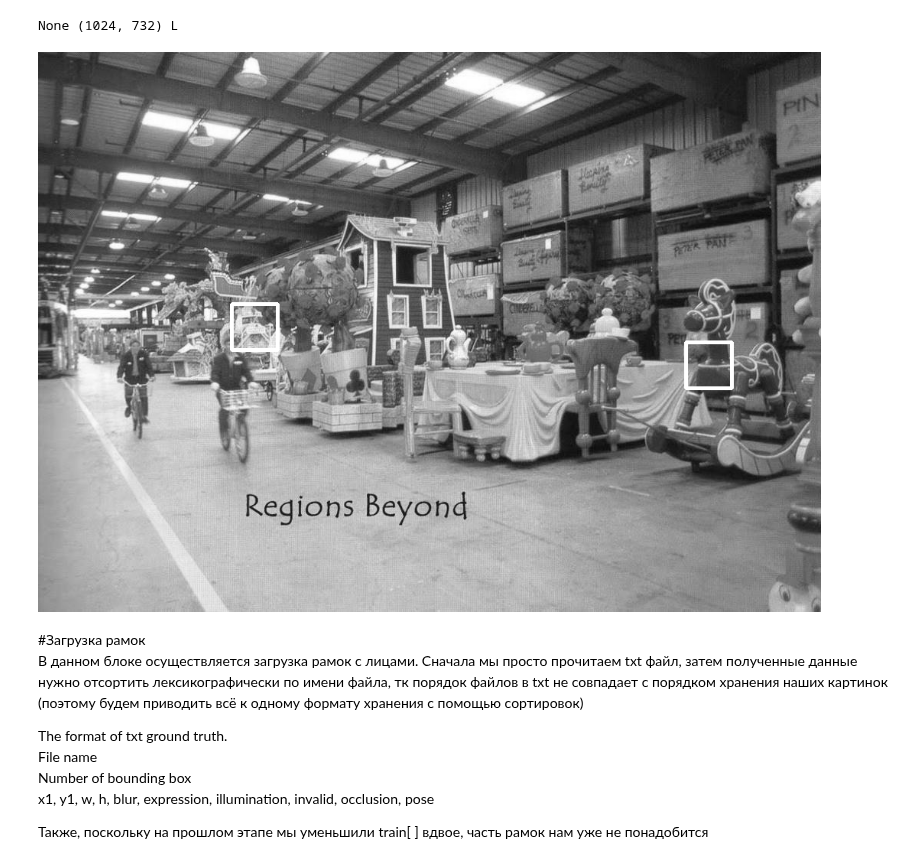
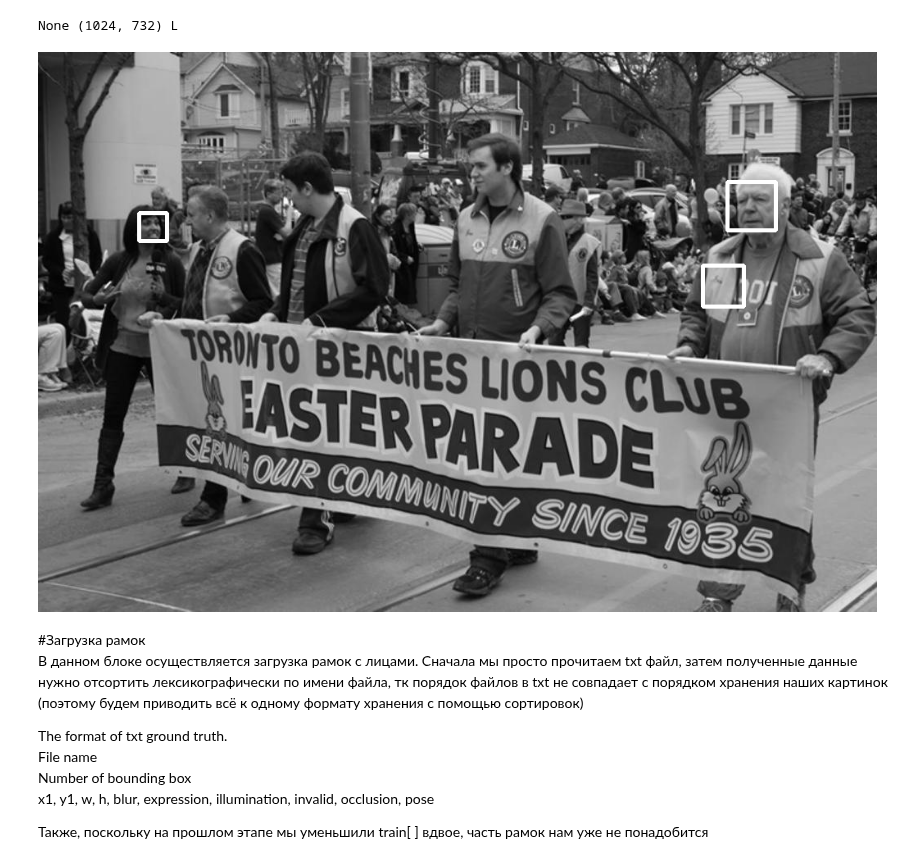
Before and after one commit to Kat-ies/Coursework, a Jupyter notebook: faceDetecting.ipynb, the cells around one changed output. Saved outputs shown, nothing was run; the diff lists cells and outputs as text; code cells hidden in the pictures.

```diff
--- a/faceDetecting.ipynb
+++ b/faceDetecting.ipynb
@@ -61,21 +61,21 @@ None (1024, 732) L
 # %%
 #здесь можно просто поиграться:)
 import matplotlib.pyplot as plt
 faceCascade = cv2.CascadeClassifier('/content/drive/My Drive/Курсач/files/haarcascade_frontalface_default.xml')
 
-test_img = np.array(train[0],'uint8')
+test_img = np.array(train[7],'uint8')
 
 # Детектим лица
 faces = faceCascade.detectMultiScale(test_img,scaleFactor=1.1,minNeighbors=5,flags=cv2.CASCADE_SCALE_IMAGE)
 # Для каждого найденного лица
 for (x, y, w, h) in faces:
     # Рисуем красивые прямоугольнички
     cv2.rectangle(test_img, (x, y), (x+w, y+h), (255, 255, 255), 3)
 
 test_img = Image.fromarray(test_img)
 test_img
 # %% [output]
-[figure, old version]
+[figure, new version]
 # %% [markdown]
 #Загрузка рамок
   В данном блоке осуществляется загрузка рамок с лицами. Сначала мы просто прочитаем txt файл, затем полученные данные нужно отсортить лексикографически по имени файла, тк порядок файлов в txt не совпадает с порядком хранения наших картинок (поэтому будем приводить всё к одному формату хранения с помощью сортировок)
```
Also changed, not shown: parts of 24 cells of this notebook.
